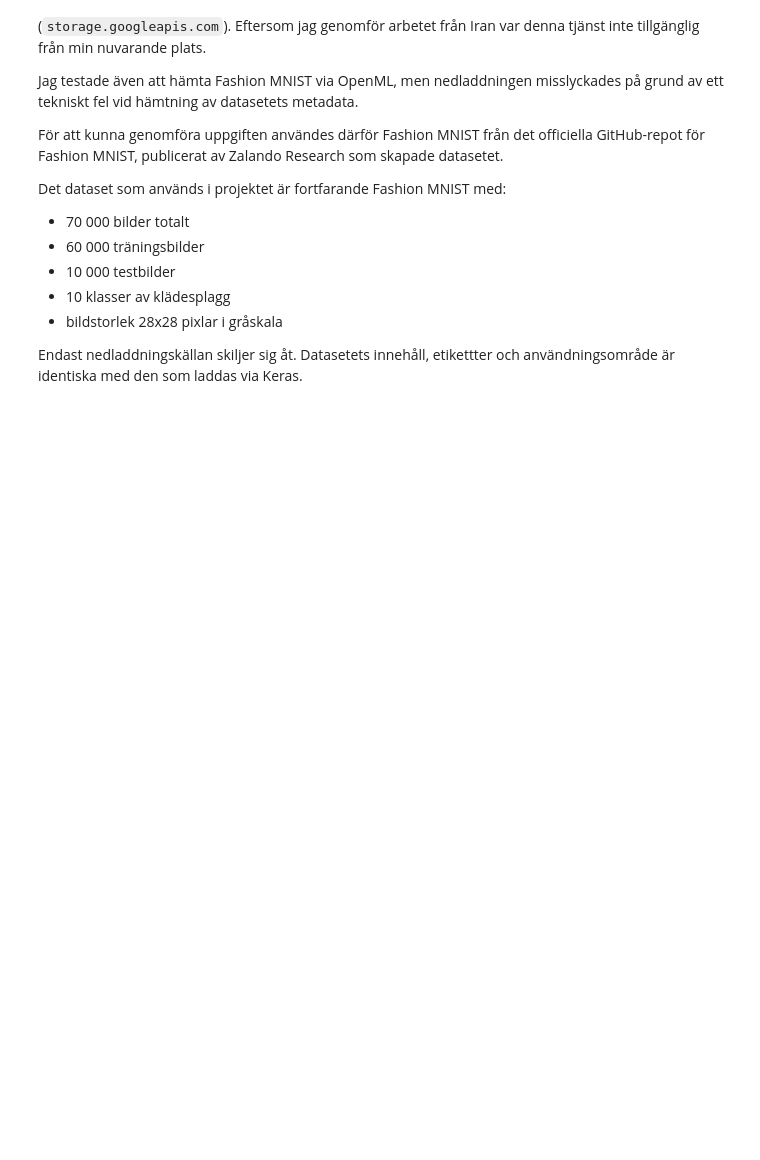
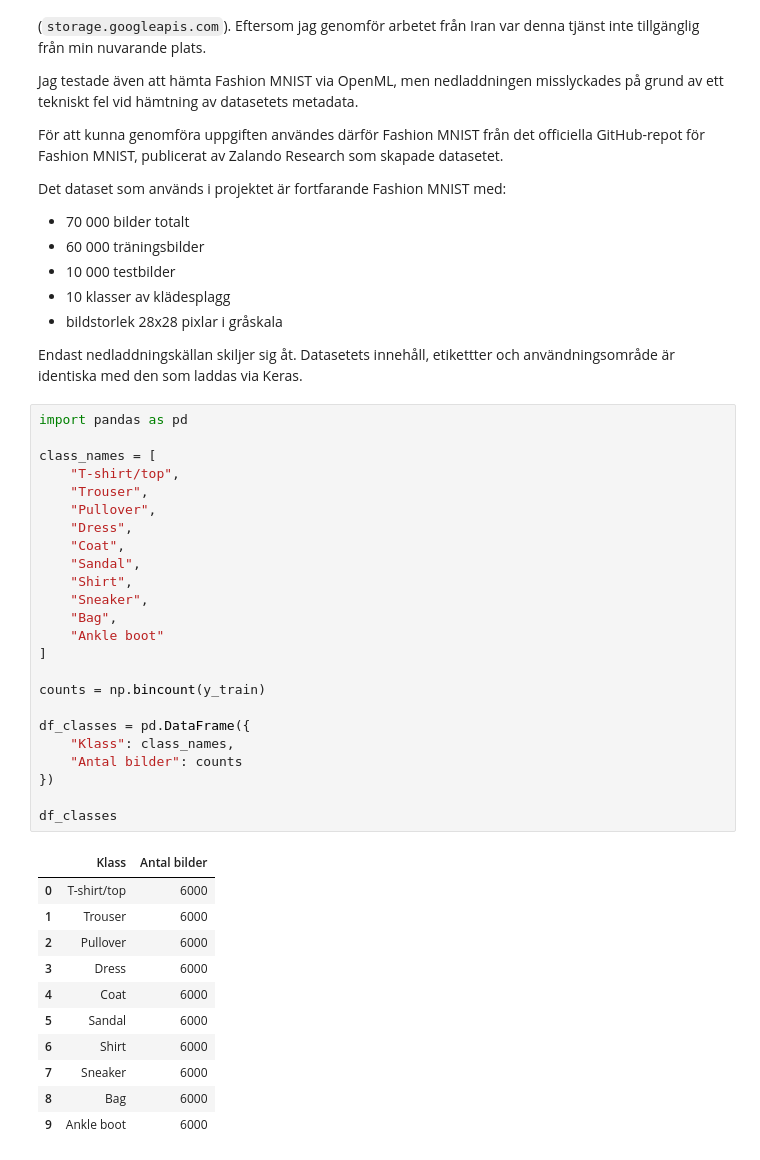
Before and after one commit to SoroushGReza/fashion-mnist-regularisering, a Jupyter notebook: notebook/fashion_mnist_regularisering.ipynb, the cells around one changed output. Cells and saved outputs as stored; diff of their text form; blank space fills up the shorter version.

```diff
--- a/notebook/fashion_mnist_regularisering.ipynb
+++ b/notebook/fashion_mnist_regularisering.ipynb
@@ -105,3 +105,39 @@ Det dataset som används i projektet är fortfarande Fashion MNIST med:
 - bildstorlek 28x28 pixlar i gråskala
 
 Endast nedladdningskällan skiljer sig åt. Datasetets innehåll, etikettter och användningsområde är identiska med den som laddas via Keras.
+# %%
+import pandas as pd
+
+class_names = [
+    "T-shirt/top",
+    "Trouser",
+    "Pullover",
+    "Dress",
+    "Coat",
+    "Sandal",
+    "Shirt",
+    "Sneaker",
+    "Bag",
+    "Ankle boot"
+]
+
+counts = np.bincount(y_train)
+
+df_classes = pd.DataFrame({
+    "Klass": class_names,
+    "Antal bilder": counts
+})
+
+df_classes
+# %% [output]
+|  | Klass | Antal bilder |
+| 0 | T-shirt/top | 6000 |
+| 1 | Trouser | 6000 |
+| 2 | Pullover | 6000 |
+| 3 | Dress | 6000 |
+| 4 | Coat | 6000 |
+| 5 | Sandal | 6000 |
+| 6 | Shirt | 6000 |
+| 7 | Sneaker | 6000 |
+| 8 | Bag | 6000 |
+| 9 | Ankle boot | 6000 |
```
Also changed, not shown: parts of 3 cells of this notebook.
